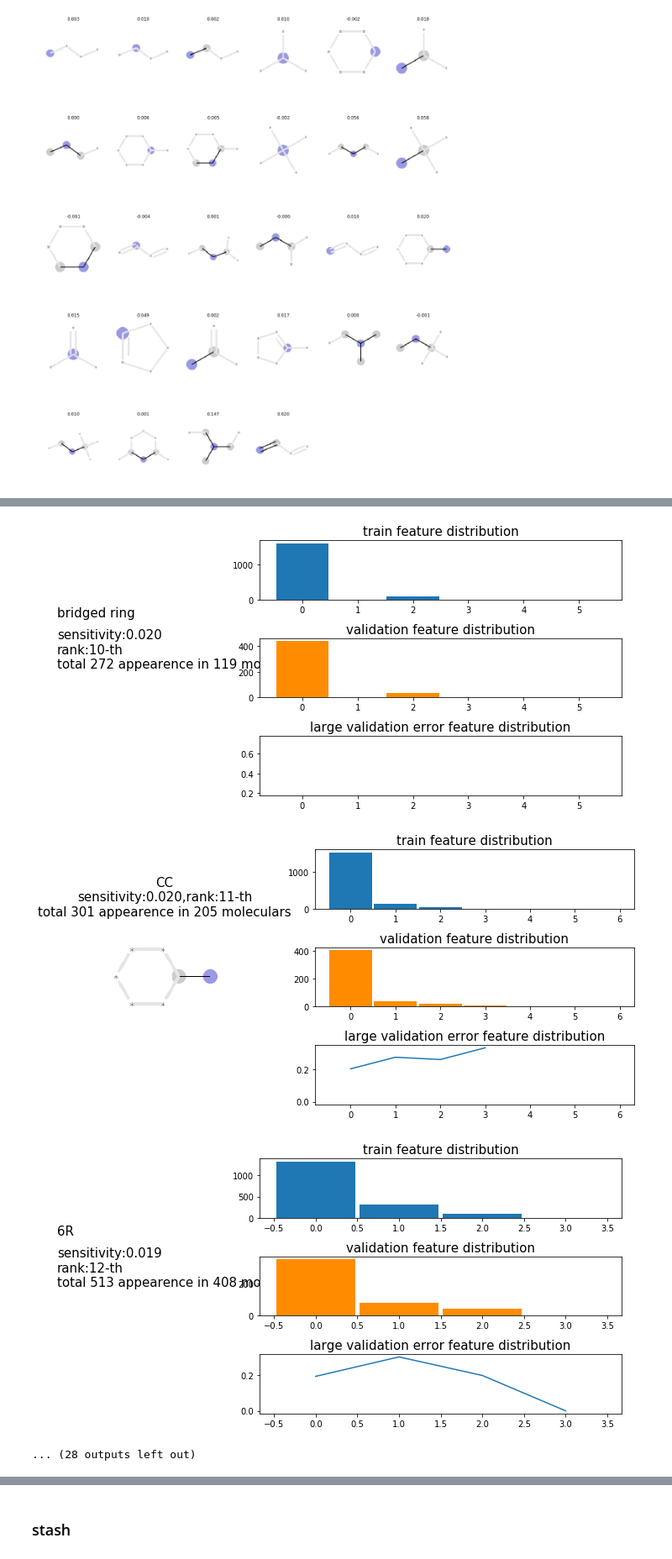
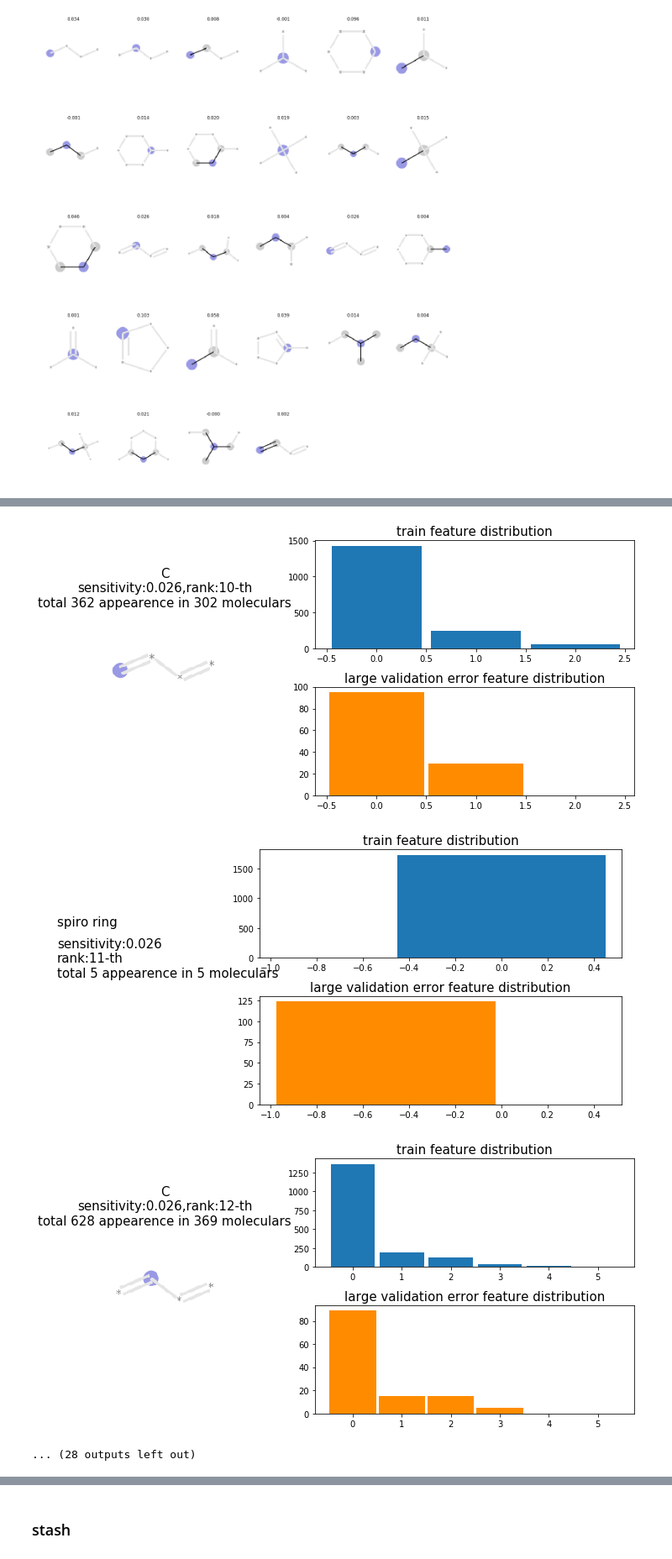
Before and after one commit to sungroup-sjtu/AIMS_ML, a Jupyter notebook: scripts/confusion_test.ipynb, the cells around one changed output, grey strips where cells are left out. Shown at 84% size. Cells and saved outputs as stored; diff of their text form; code cells hidden in the pictures.

```diff
--- a/scripts/confusion_test.ipynb
+++ b/scripts/confusion_test.ipynb
@@ -94,10 +81,10 @@ def load_data(opt):
 from IPython.display import SVG
 import matplotlib.image as mpimg
 
-svg_files = list(os.listdir('../run/CH-cp/fp/fp-svg_morgan1'))
+svg_files = list(os.listdir('../run/C123/fp/fp-svg_morgan1'))
 svg_files.remove('png')
 svg_files.remove('svg2png.py')
-with open('../run/CH-cp/fp/fp_morgan1.idx') as file:
+with open('../run/C123/fp/fp_morgan1.idx') as file:
     all_the_text = file.read()
 fp_idx = {int(fp):idx for idx,fp in enumerate(all_the_text.split('\n')[:-1])}
 
@@ -107,7 +94,7 @@ class fp_svg():
         self.fp = int(svg_file.split('-')[1])
         self.fp_name = svg_file.split('-')[2].split('.')[0]
         self.idx = fp_idx[self.fp]
-        with open('../run/CH-cp/fp/fp-svg_morgan1/'+svg_file) as file:
+        with open('../run/C123/fp/fp-svg_morgan1/'+svg_file) as file:
             self.svg = file.read()
-        self.png = mpimg.imread('../run/CH-cp/fp/fp-svg_morgan1/png/'+svg_file.split('.')[0]+'.png')
+        self.png = mpimg.imread('../run/C123/fp/fp-svg_morgan1/png/'+svg_file.split('.')[0]+'.png')
 fp_svgs = sorted([fp_svg(file_name, fp_idx) for file_name in svg_files], key=lambda x: x.idx )
@@ -207,14 +149,13 @@ for i in range(28):
 simple_feature = ['heavy atoms','molecular weight x10','Wiener length', 'rotatable bond', 'bridged ring', 'spiro ring', 'RR ring', 'R-R ring', '3R+4R', '5R', '6R', '7R+8R', '>8R']
 # %%
 #draw one card for each feature, sorted by sensitivity
-def feature_card(n, sobol_idx, sobol_S1,fp_svgs,unique_trainx, unique_bad_validx,unique_validx, fontsize=15):
+def feature_card(n, sobol_idx, sobol_S1,fp_svgs,unique_trainx, unique_bad_validx, fontsize=15):
     idx = sobol_idx[-n]
     f = plt.figure(figsize=(10,5))
-    gs = matplotlib.gridspec.GridSpec(3, 3)
+    gs = matplotlib.gridspec.GridSpec(2, 3)
     a0 = plt.subplot(gs[:, 0])
     a1 = plt.subplot(gs[0,1:])
     a2 = plt.subplot(gs[1,1:],sharex=a1)
-    a3 = plt.subplot(gs[2,1:],sharex=a1)
     if idx<28: # if fp,
         a0.imshow(fp_svgs[idx].png)
         a0.axis('off')
@@ -225,24 +166,14 @@ def feature_card(n, sobol_idx, sobol_S1,fp_svgs,unique_trainx, unique_bad_validx
         a0.text(0, 0.7, simple_feature[idx-28],fontsize= fontsize)
         a0.text(0, 0.5, 'sensitivity:{:.3f}\nrank:{:d}-th\ntotal {:d} appearence in {:d} moleculars'.format(sobol_S1[idx],n,int(sum(unique_trainx[:,idx])),int(sum(unique_trainx[:,idx]!=0)) ),fontsize= fontsize)
         a0.axis('off')
-    bins_train = max(int(max(unique_trainx[:,idx])-min(unique_trainx[:,idx])),1)
-    bins_valid = max(int(max(unique_validx[:,idx])-min(unique_validx[:,idx])),1)
-    bins_valid_bad = max(int(max(unique_bad_validx[:,idx])-min(unique_bad_validx[:,idx])),1)
-    # plot distribution
-    a1.hist(unique_trainx[:,idx],align='left',bins=bins_train,rwidth=0.95)
+    bins_train = max(int(max(unique_trainx[:,idx])-min(unique_trainx[:,idx])+0.5),1)
+    bins_valid = max(int(max(unique_bad_validx[:,idx])-min(unique_bad_validx[:,idx])+0.5),1)
+    a1.hist(unique_trainx[:,idx],align='left',bins=bins_train,rwidth=0.9)
     a1.title.set_text('train feature distribution')
     a1.title.set_fontsize(fontsize)
-    a2.hist(unique_validx[:,idx],align='left',bins=bins_valid, color='darkorange',rwidth=0.95)
-    a2.title.set_text('validation feature distribution')
+    a2.hist(unique_bad_validx[:,idx],align='left',bins=bins_valid,color='darkorange',rwidth=0.95)
+    a2.title.set_text('large validation error feature distribution')
     a2.title.set_fontsize(fontsize)
-    # calculate/plot ratio
-    valid_bad_count = np.bincount(unique_bad_validx[:,idx].astype(int))
-    valid_count = np.bincount(unique_validx[:,idx].astype(int))
-    valid_bad_count = np.pad(valid_bad_count, (0,len(valid_count)-len(valid_bad_count)), 'constant', constant_values=0 )
-    a3.plot(valid_bad_count/valid_count)
-    #a3.hist(unique_bad_validx[:,idx],align='left',bins=bins_valid_bad, color='darkorange',rwidth=0.95)
-    a3.title.set_text('large validation error feature distribution')
-    a3.title.set_fontsize(fontsize)
     f.tight_layout()
     if n<10:
         f.savefig('png/feature0'+str(n)+'.png')
@@ -271,4 +186,4 @@ feature_card(18,sobol_idx, sobol_S1,fp_svgs,unique_trainx, unique_bad_validx, un
 # %%
 for i in range(1,41):
-    feature_card(i,sobol_idx, sobol_S1,fp_svgs,unique_trainx, unique_bad_validx, unique_validx)
+    feature_card(i,sobol_idx, sobol_S1,fp_svgs,unique_trainx, unique_bad_validx)
 # %% [output]
@@ -284,6 +199,6 @@ for i in range(1,41):
-[figure, old version]
+[figure, new version]
-[figure, old version]
+[figure, new version]
-[figure, old version]
+[figure, new version]
 ... (28 outputs left out)
 # %%
 feature_files = sorted(list(os.listdir('./png')))
```
Also changed, not shown: parts of 15 cells of this notebook, 4 other files.
